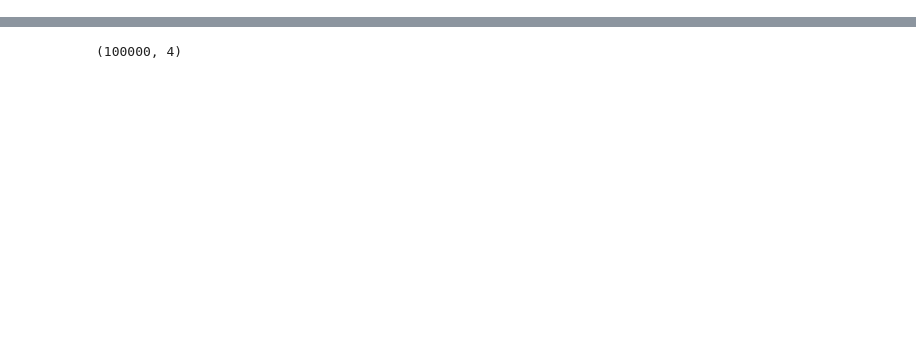
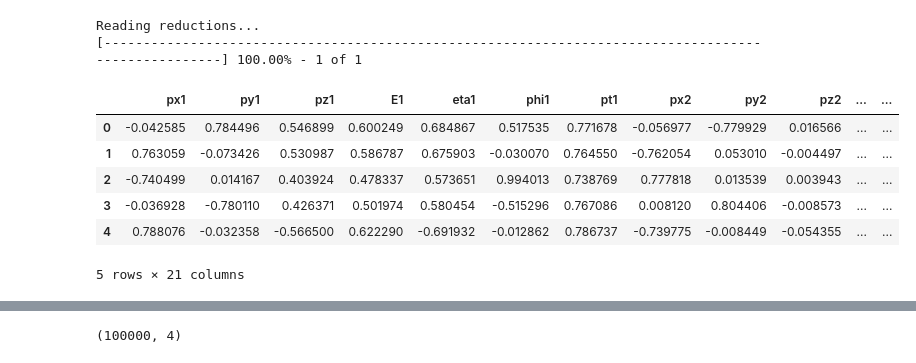
Before and after one commit to Esterci/Learning, a Jupyter notebook: Python/Anomaly_Detection/distribution-analysis/pairwise.ipynb, the cells around one changed output, grey strips where cells are left out. Saved outputs shown, nothing was run; the diff lists cells and outputs as text; code cells hidden in the pictures; blank space fills up the shorter version.

```diff
--- a/Python/Anomaly_Detection/distribution-analysis/pairwise.ipynb
+++ b/Python/Anomaly_Detection/distribution-analysis/pairwise.ipynb
@@ -92,0 +12,53 @@ data = scaler.transform(data)
+# %%
+### creates a dictionary for the divisions
+
+# define the paths into the container
+data_path  = 'data/prob-reductions/*'
+
+# create a list of config files
+
+file_list  = glob.glob(data_path)
+
+# creating data divisions dictionary
+
+divisions_dict = {}
+
+# getting number of divisions
+
+n_elements = len(file_list)
+
+print('Reading reductions...')
+
+for i,file_name in enumerate(file_list):
+
+    with open(file_name, 'rb') as f:
+        seed = pk.load(f)
+
+    divisions_dict[i] = seed
+
+    # updating progress bar
+
+    percent = (i+1)/n_elements * 100
+
+    info = '{:.2f}% - {:d} of {:d}'.format(percent,(i+1),n_elements)
+
+    formated_bar = '-'*int(percent) + ' '*int(100-percent)
+
+    if i < (n_elements):
+        sys.stdout.write("\r")
+
+    sys.stdout.write('[%s] %s' % (formated_bar,info))
+    sys.stdout.flush()
+# %% [output]
+Reading reductions...
+[----------------------------------------------------------------------------------------------------] 100.00% - 1 of 1
+# %%
+divisions_dict[0]['df'].head()
+# %% [output]
+|  | px1 | py1 | pz1 | E1 | eta1 | phi1 | pt1 | px2 | py2 | pz2 | ... | ... |
+| 0 | -0.042585 | 0.784496 | 0.546899 | 0.600249 | 0.684867 | 0.517535 | 0.771678 | -0.056977 | -0.779929 | 0.016566 | ... | ... |
+| 1 | 0.763059 | -0.073426 | 0.530987 | 0.586787 | 0.675903 | -0.030070 | 0.764550 | -0.762054 | 0.053010 | -0.004497 | ... | ... |
+| 2 | -0.740499 | 0.014167 | 0.403924 | 0.478337 | 0.573651 | 0.994013 | 0.738769 | 0.777818 | 0.013539 | 0.003943 | ... | ... |
+| 3 | -0.036928 | -0.780110 | 0.426371 | 0.501974 | 0.580454 | -0.515296 | 0.767086 | 0.008120 | 0.804406 | -0.008573 | ... | ... |
+| 4 | 0.788076 | -0.032358 | -0.566500 | 0.622290 | -0.691932 | -0.012862 | 0.786737 | -0.739775 | -0.008449 | -0.054355 | ... | ... |
+5 rows × 21 columns
```
Also changed, not shown: parts of 7 cells of this notebook, 4 other files.
